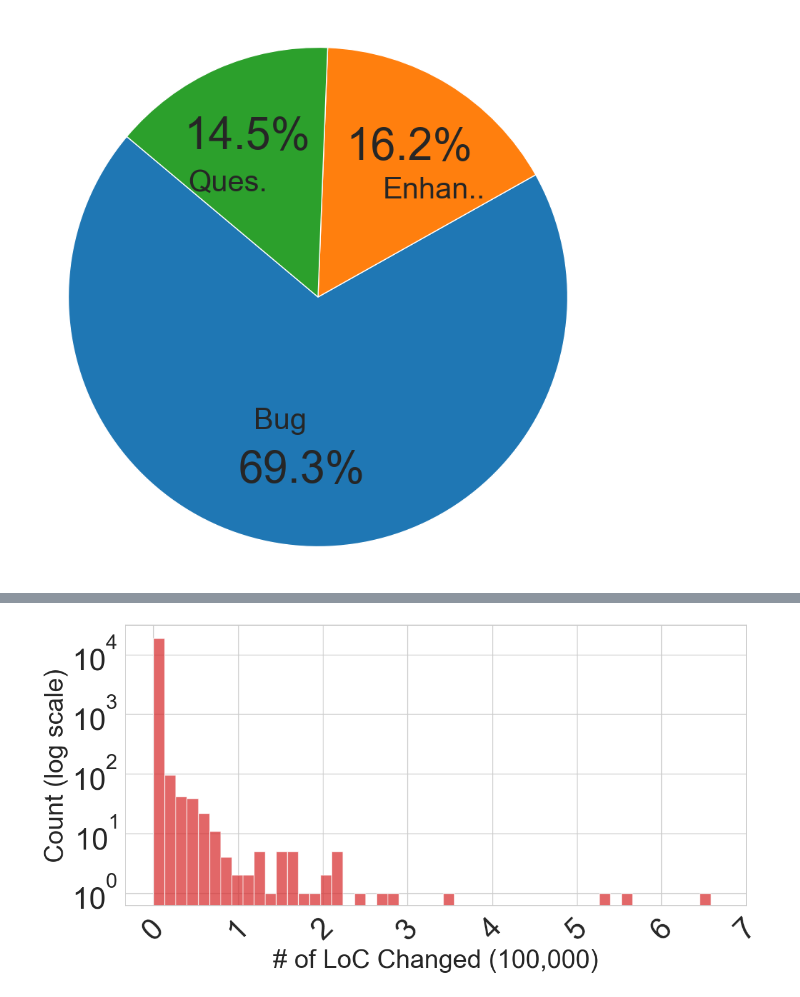
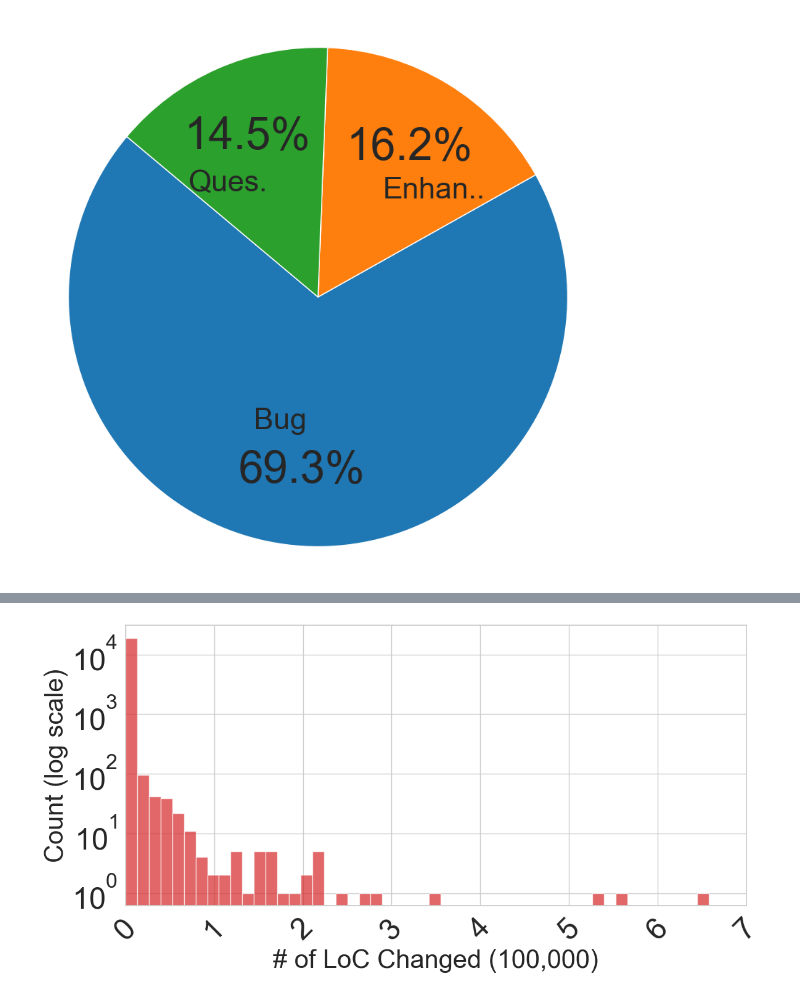
Before and after one commit to AnnabellaM/MSR-Static-Analysis-Artifacts, a Jupyter notebook: analysis/common_properties/common_properties_figures.ipynb, the cells around one changed output, grey strips where cells are left out. Saved outputs shown, nothing was run; the diff lists cells and outputs as text; code cells hidden in the pictures.

```diff
--- a/analysis/common_properties/common_properties_figures.ipynb
+++ b/analysis/common_properties/common_properties_figures.ipynb
@@ -133,15 +137,16 @@ plt.show()
 # %%
 # loc changed
 plt.figure(figsize=(12, 6))
 plt.hist(issues['prop:loc'], bins=50, color='#d62728', alpha=0.7)
+plt.gca().set_xlim(left=0)
 plt.yscale('log')
 plt.xlabel('# of LoC Changed (100,000)', fontsize=30)
 plt.ylabel('Count (log scale)', fontsize=30)
 xticks = plt.xticks()[0]
 plt.xticks([x for x in xticks if int(x/100000) != -1], [int(x/100000) for x in xticks if int(x/100000) != -1], fontsize=35, rotation=45)
 plt.yticks(fontsize=35)
 plt.tight_layout()
 plt.savefig('../../results/figures/common_properties/loc.pdf', format='pdf', dpi=350)
 plt.show()
 # %% [output]
-[figure, old version]
+[figure, new version]
```
Also changed, not shown: parts of 4 cells of this notebook, 7 other files.
